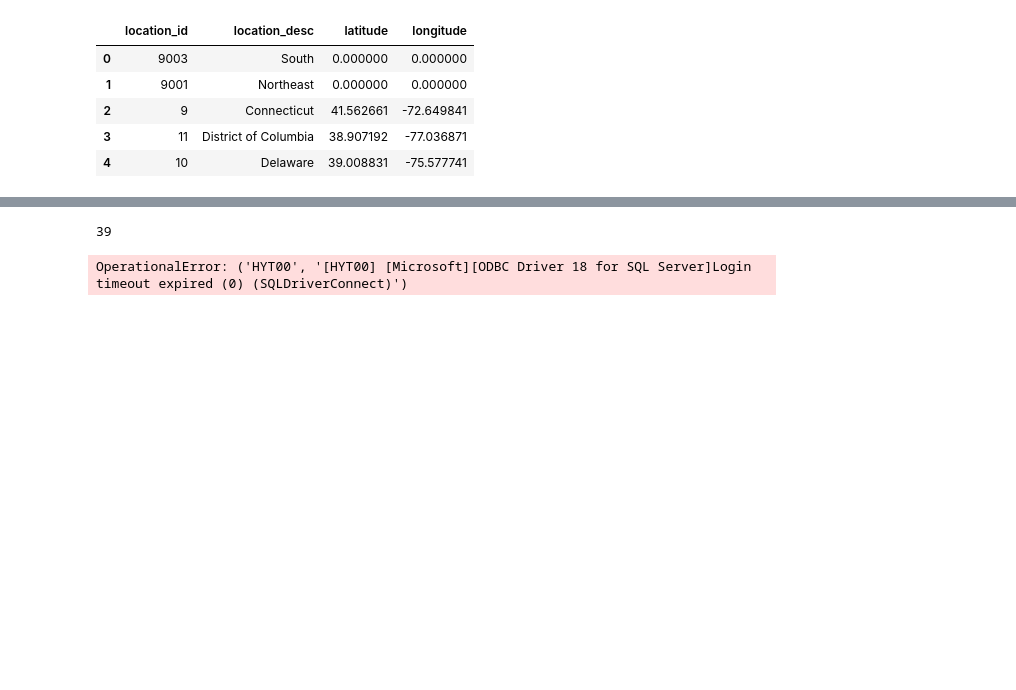
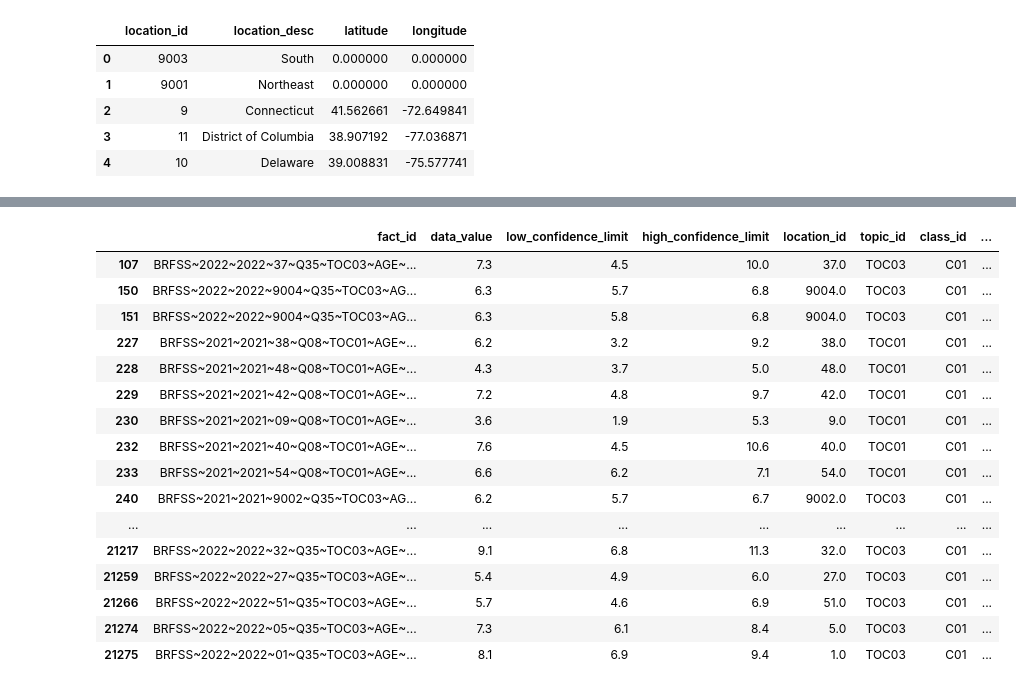
Before and after one commit to lisaleung11/CIS9440HW, a Jupyter notebook: scripts/dimention.ipynb, the cells around one changed output, grey strips where cells are left out. Drawn from its saved outputs; the diff is of its cells as text; code cells hidden in the pictures; blank space fills up the shorter version.

```diff
--- a/scripts/dimention.ipynb
+++ b/scripts/dimention.ipynb
@@ -341,3 +340,42 @@ unique_stratification_df
+# %%
+mean_df = df_cleaned[df_cleaned['Data_Value_Type'] != 'Percentage']
+
+new_column_names = {
+    'RowId': 'fact_id',
+	'Data_Value':'data_value',
+	'Low_Confidence_Limit': 'low_confidence_limit',
+	'High_Confidence_Limit': 'high_confidence_limit',
+	'TopicID': 'topic_id',
+	'ClassID': 'class_id',
+	'QuestionID': 'question_id',
+    'LocationID': 'location_id',
+    'YearStart': 'year_start',
+    'YearEnd': 'year_end',
+    'stratification_id': 'stratification_id'
+}
+
+mean_df = mean_df.rename(columns=new_column_names)
+new_order = ['fact_id', 'data_value', 'low_confidence_limit', 'high_confidence_limit', 'location_id', 'topic_id', 'class_id', 'year_start', 'year_end','question_id','stratification_id']
+mean_df = mean_df[new_order]
+mean_df.head(20)
+# %% [output]
+|  | fact_id | data_value | low_confidence_limit | high_confidence_limit | location_id | topic_id | class_id | ... |
+| 107 | BRFSS~2022~2022~37~Q35~TOC03~AGE~... | 7.3 | 4.5 | 10.0 | 37.0 | TOC03 | C01 | ... |
+| 150 | BRFSS~2022~2022~9004~Q35~TOC03~AG... | 6.3 | 5.7 | 6.8 | 9004.0 | TOC03 | C01 | ... |
+| 151 | BRFSS~2022~2022~9004~Q35~TOC03~AG... | 6.3 | 5.8 | 6.8 | 9004.0 | TOC03 | C01 | ... |
+| 227 | BRFSS~2021~2021~38~Q08~TOC01~AGE~... | 6.2 | 3.2 | 9.2 | 38.0 | TOC01 | C01 | ... |
+| 228 | BRFSS~2021~2021~48~Q08~TOC01~AGE~... | 4.3 | 3.7 | 5.0 | 48.0 | TOC01 | C01 | ... |
+| 229 | BRFSS~2021~2021~42~Q08~TOC01~AGE~... | 7.2 | 4.8 | 9.7 | 42.0 | TOC01 | C01 | ... |
+| 230 | BRFSS~2021~2021~09~Q08~TOC01~AGE~... | 3.6 | 1.9 | 5.3 | 9.0 | TOC01 | C01 | ... |
+| 232 | BRFSS~2021~2021~40~Q08~TOC01~AGE~... | 7.6 | 4.5 | 10.6 | 40.0 | TOC01 | C01 | ... |
+| 233 | BRFSS~2021~2021~54~Q08~TOC01~AGE~... | 6.6 | 6.2 | 7.1 | 54.0 | TOC01 | C01 | ... |
+| 240 | BRFSS~2021~2021~9002~Q35~TOC03~AG... | 6.2 | 5.7 | 6.7 | 9002.0 | TOC03 | C01 | ... |
+| ... | ... | ... | ... | ... | ... | ... | ... | ... |
+| 21217 | BRFSS~2022~2022~32~Q35~TOC03~AGE~... | 9.1 | 6.8 | 11.3 | 32.0 | TOC03 | C01 | ... |
+| 21259 | BRFSS~2022~2022~27~Q35~TOC03~AGE~... | 5.4 | 4.9 | 6.0 | 27.0 | TOC03 | C01 | ... |
+| 21266 | BRFSS~2022~2022~51~Q35~TOC03~AGE~... | 5.7 | 4.6 | 6.9 | 51.0 | TOC03 | C01 | ... |
+| 21274 | BRFSS~2022~2022~05~Q35~TOC03~AGE~... | 7.3 | 6.1 | 8.4 | 5.0 | TOC03 | C01 | ... |
+| 21275 | BRFSS~2022~2022~01~Q35~TOC03~AGE~... | 8.1 | 6.9 | 9.4 | 1.0 | TOC03 | C01 | ... |
 # %%
 # Database connection URL
 # Replace the placeholders with your actual database credentials
@@ -347,8 +385,6 @@ database_url = f'postgresql://laishan:{pwd}@cis9440baruchdw.postgres.database.az
 # Create a SQLAlchemy engine
 engine = create_engine(database_url)
 # %%
-unique_topic_df.to_sql('dim_topic', con=engine, if_exists='append', index=False)
+unique_topic_df.to_sql('dim_topic', con=engine, schema='alzheimer', if_exists='append', index=False)
-# %% [output]
-39
 # %%
 unique_topic_df.to_csv("topic.csv",index=False)
@@ -372,21 +390,0 @@ def insert_data(table_name, df):
-# %%
-# Database Connection
-
-
-# Database connection parameters
-server = 'cis9440baruchdw.postgres.database.azure.com'
-database = 'alzheimer'
-username = 'laishan'
-password = 'Cis9440dw124!'
-driver =  '/opt/homebrew/lib/libmsodbcsql.18.dylib' # Adjust the driver based on your environment
-
-# Create a connection string
-connection_string = f'DRIVER={driver};SERVER={server};DATABASE={database};UID={username};PWD={password}'
-
-# Create a connection to Synapse SQL Server
-conn = pyodbc.connect(connection_string)
-cursor = conn.cursor()
-## this is for all varchar
-cursor.setinputsizes([(pyodbc.SQL_WVARCHAR, 0, 0)])
-# %% [output]
-OperationalError: ('HYT00', '[HYT00] [Microsoft][ODBC Driver 18 for SQL Server]Login timeout expired (0) (SQLDriverConnect)')
```
Also changed, not shown: parts of 15 cells of this notebook, 2 other files.
